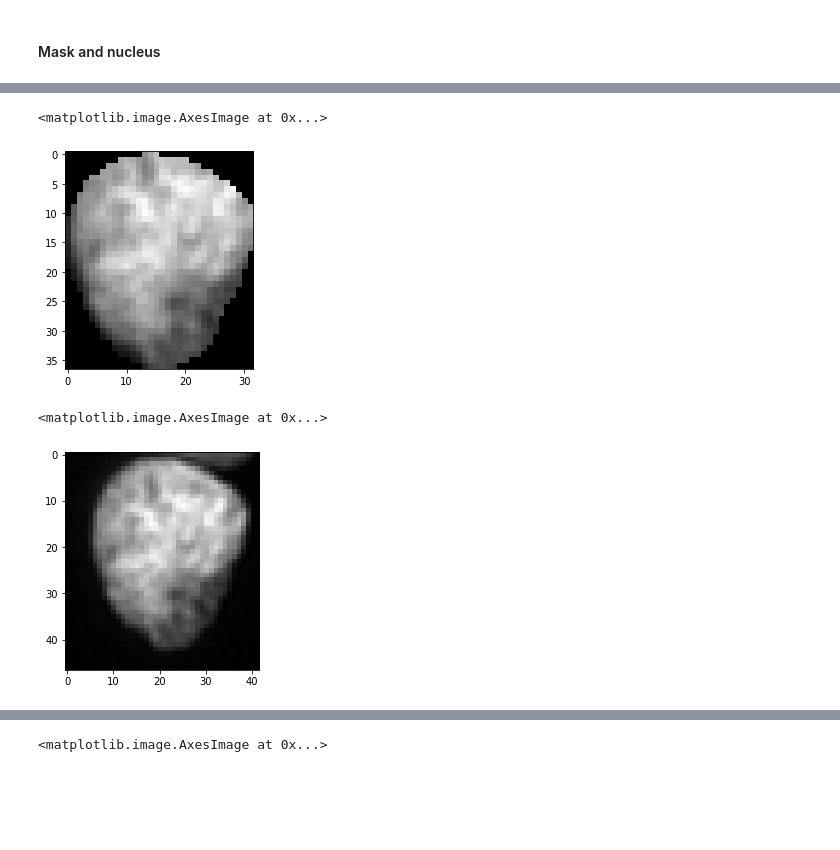
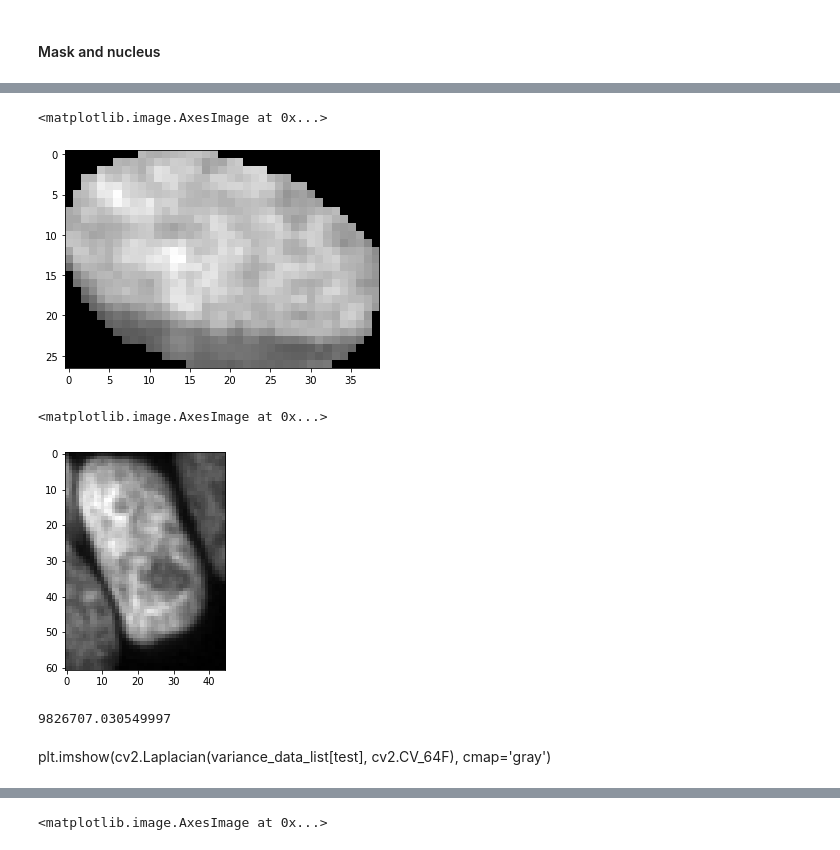
Before and after one commit to CS-433/ml-project-2-transcripted_cherry, a Jupyter notebook: Jupyter notebooks/classification.ipynb, the cells around one changed output, grey strips where cells are left out. Saved outputs shown, nothing was run; the diff lists cells and outputs as text; code cells hidden in the pictures; blank space fills up the shorter version.

```diff
--- a/Jupyter notebooks/classification.ipynb
+++ b/Jupyter notebooks/classification.ipynb
@@ -202,7 +202,7 @@ imgs = [-1 for i in range(1)]
 kernels = []
 sigmas = [1,3]
 tilts = [0,0.25,0.5,0.75] # perpendicular, diagonal, horizontal, other diagonal
-Wavelengths = [0,0.75]
+Wavelengths = [0.25,0.75]
 gamma =  0.5 # Spatial aspect ratio
 psi = 0 # Phase offset.
 
@@ -475,10 +726,17 @@ plt.imshow(boolean, cmap='gray')
 # %%
-plt.imshow(patch_data, cmap='gray')
+plt.imshow(patch_data_list[-1], cmap='gray')
 # %% [output]
 <matplotlib.image.AxesImage at 0x...>
-[figure, old version]
+[figure, new version]
 # %%
-plt.imshow(variance_data, cmap='gray')
+test = -33
+plt.imshow(variance_data_list[test], cmap='gray')
 # %% [output]
 <matplotlib.image.AxesImage at 0x...>
-[figure, old version]
+[figure, new version]
+# %%
+cv2.Laplacian(variance_data_list[test], cv2.CV_64F).var()
+# %% [output]
+9826707.030549997
+# %% [markdown]
+plt.imshow(cv2.Laplacian(variance_data_list[test], cv2.CV_64F), cmap='gray')
```
Also changed, not shown: parts of 35 cells of this notebook.
